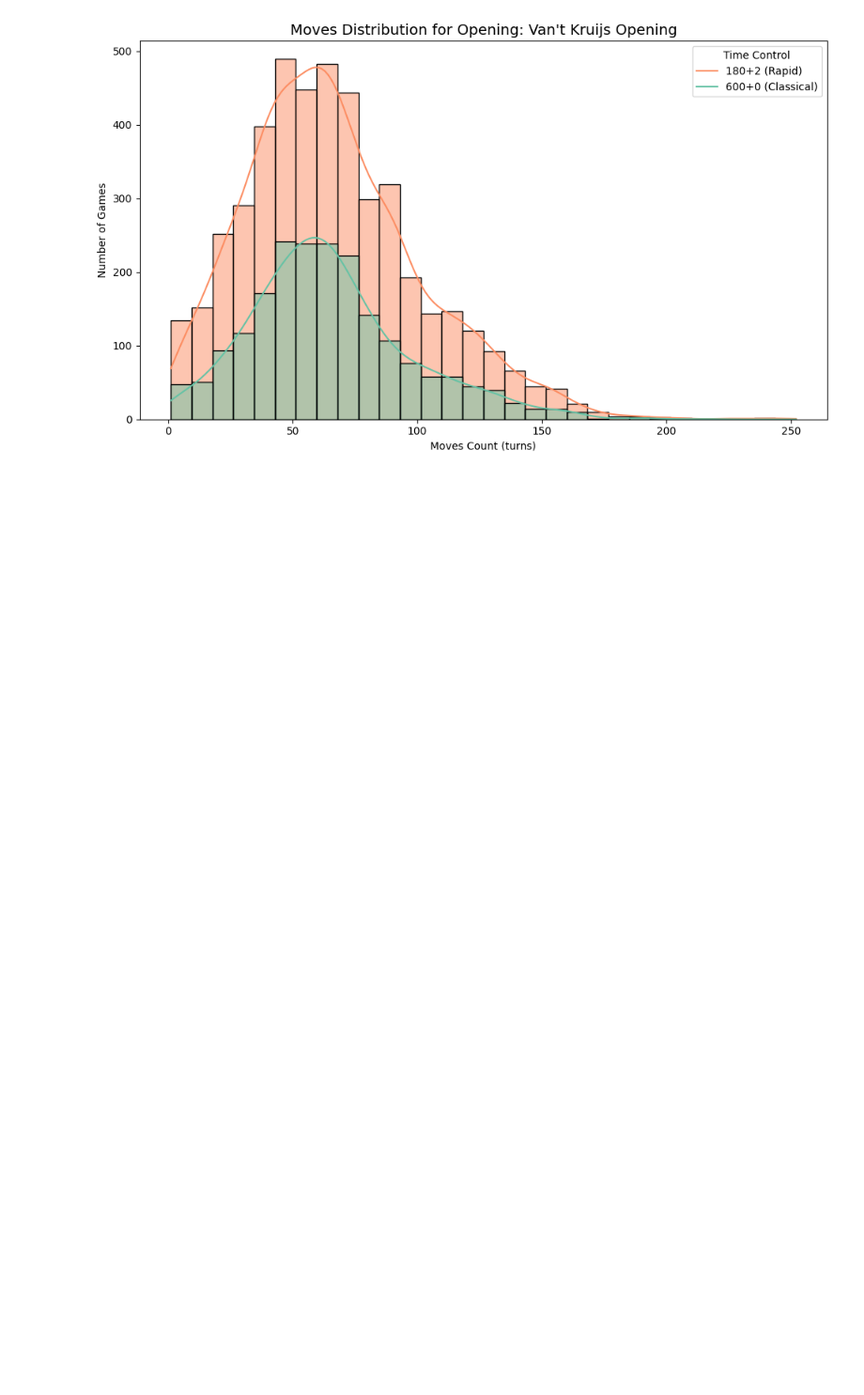
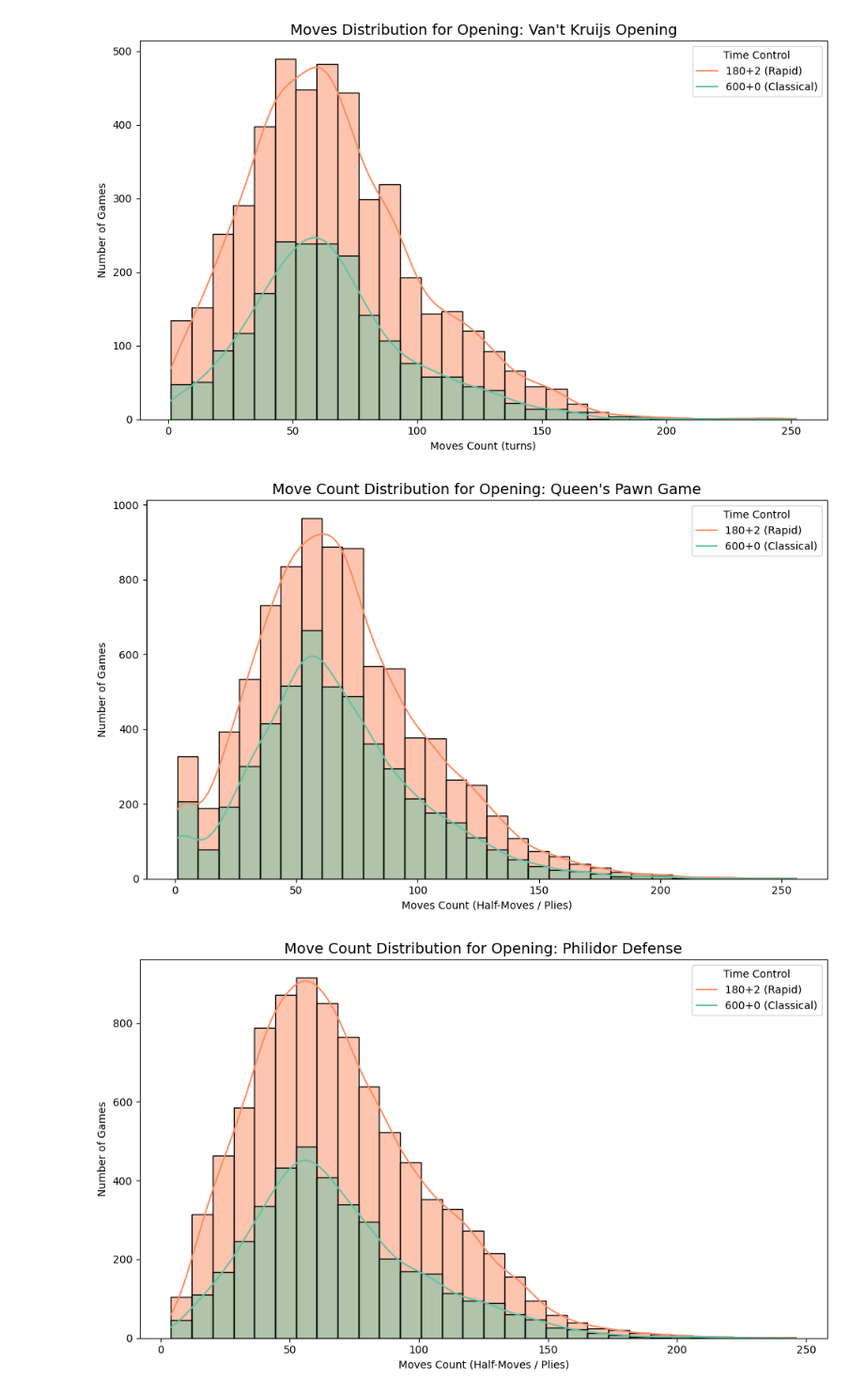
Before and after one commit to VictorSwankyTiger/UndergraduationProject, a Jupyter notebook: Moves Distribution for Opening.ipynb, the cells around one changed output. Shown at 94% size. Drawn from its saved outputs; the diff is of its cells as text; code cells hidden in the pictures; blank space fills up the shorter version.

```diff
--- a/Moves Distribution for Opening.ipynb
+++ b/Moves Distribution for Opening.ipynb
@@ -98,3 +98,69 @@ for opening in top_openings:
 [figure]
 [figure]
 [figure]
+# %%
+import pandas as pd
+import matplotlib.pyplot as plt
+import seaborn as sns
+import glob
+import os
+
+# 轉換棋譜文字為走法數（半步數）
+def count_half_moves(moves_str):
+    if pd.isna(moves_str):
+        return None
+    cleaned = moves_str.replace('\n', ' ').replace('\r', ' ')
+    tokens = cleaned.split()
+    # 排除 move number 和省略標記
+    moves = [t for t in tokens if not t.endswith('.') and '...' not in t and not t.replace('.', '').isdigit()]
+    return len(moves)
+
+# 載入資料夾下的 parquet，標記時間控制
+def load_and_process_parquet(folder_path, time_control_label):
+    file_paths = glob.glob(os.path.join(folder_path, "chunk_*.parquet"))
+    df_list = [pd.read_parquet(fp) for fp in file_paths]
+    df = pd.concat(df_list, ignore_index=True)
+    df["TimeControl"] = time_control_label
+    df["MovesCount"] = df["MovesProcessed"].apply(count_half_moves)
+    return df
+
+# 載入 180+2 和 600+0 時間控制的資料
+df_180 = load_and_process_parquet("PARQUET/180+2", "180+2")
+df_600 = load_and_process_parquet("PARQUET/600+0", "600+0")
+
+# 合併資料
+df = pd.concat([df_180, df_600], ignore_index=True)
+df = df.dropna(subset=["Opening", "MovesCount"])
+
+# 找出前 10 開局
+top_openings = (
+    df.groupby("Opening")
+    .size()
+    .sort_values(ascending=False)
+    .head(10)
+    .index.tolist()
+)
+
+# 過濾僅包含前 10 開局的資料
+df_top = df[df["Opening"].isin(top_openings)]
+
+# 畫圖：每個開局的走法數分布（依時間控制分類）
+for opening in top_openings:
+    plt.figure(figsize=(10, 6))
+    sns.histplot(
+        data=df_top[df_top["Opening"] == opening],
+        x="MovesCount",
+        hue="TimeControl",
+        bins=30,
+        kde=True,
+        palette="Set2"
+    )
+    plt.title(f"Move Count Distribution for Opening: {opening}", fontsize=14)
+    plt.xlabel("Moves Count (Half-Moves / Plies)")
+    plt.ylabel("Number of Games")
+    plt.legend(title="Time Control", labels=["180+2 (Rapid)", "600+0 (Classical)"])
+    plt.tight_layout()
+    plt.show()
+# %% [output]
+[figure, added]
+[figure, added]
```
Also changed, not shown: parts of 1 cell of this notebook, 5 other files.
